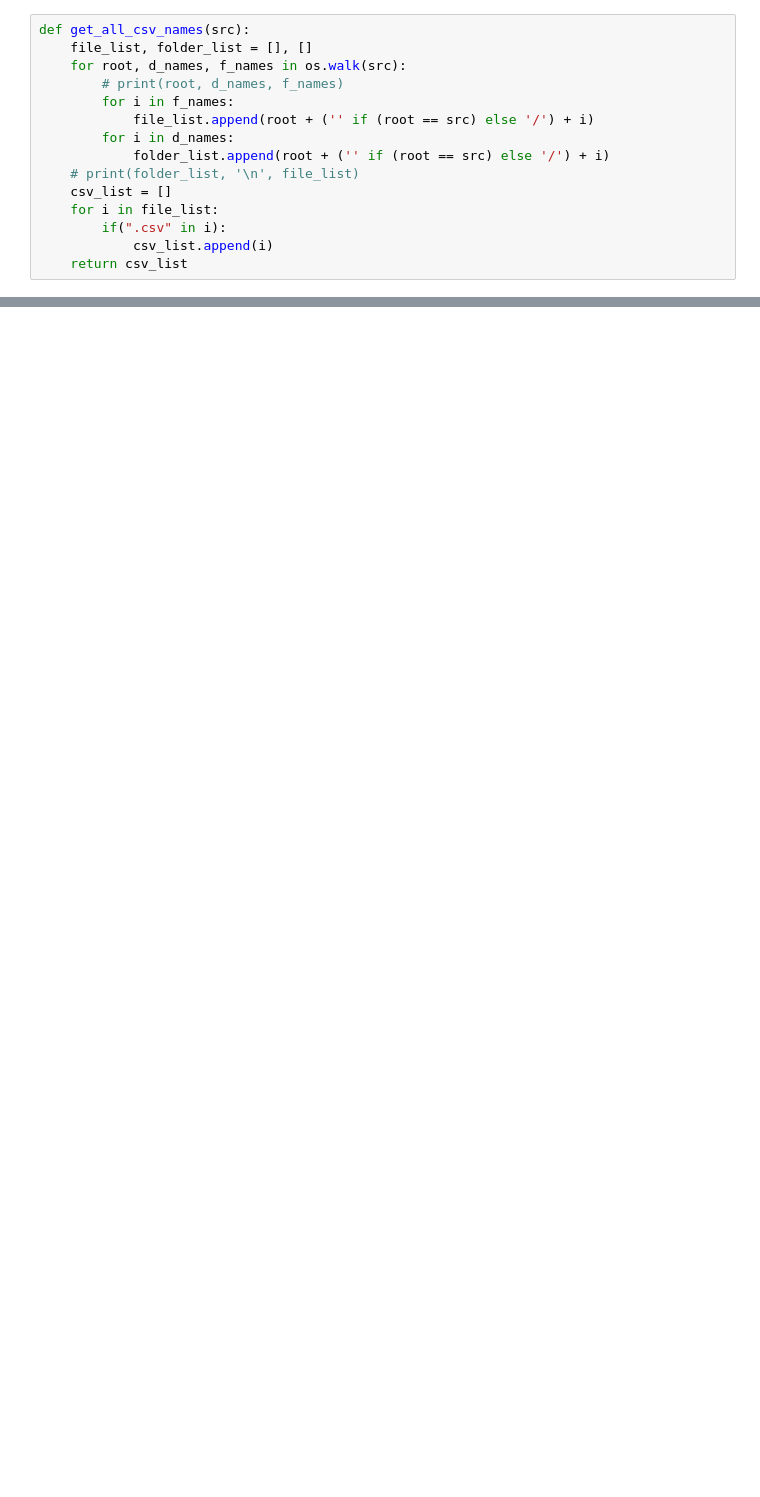
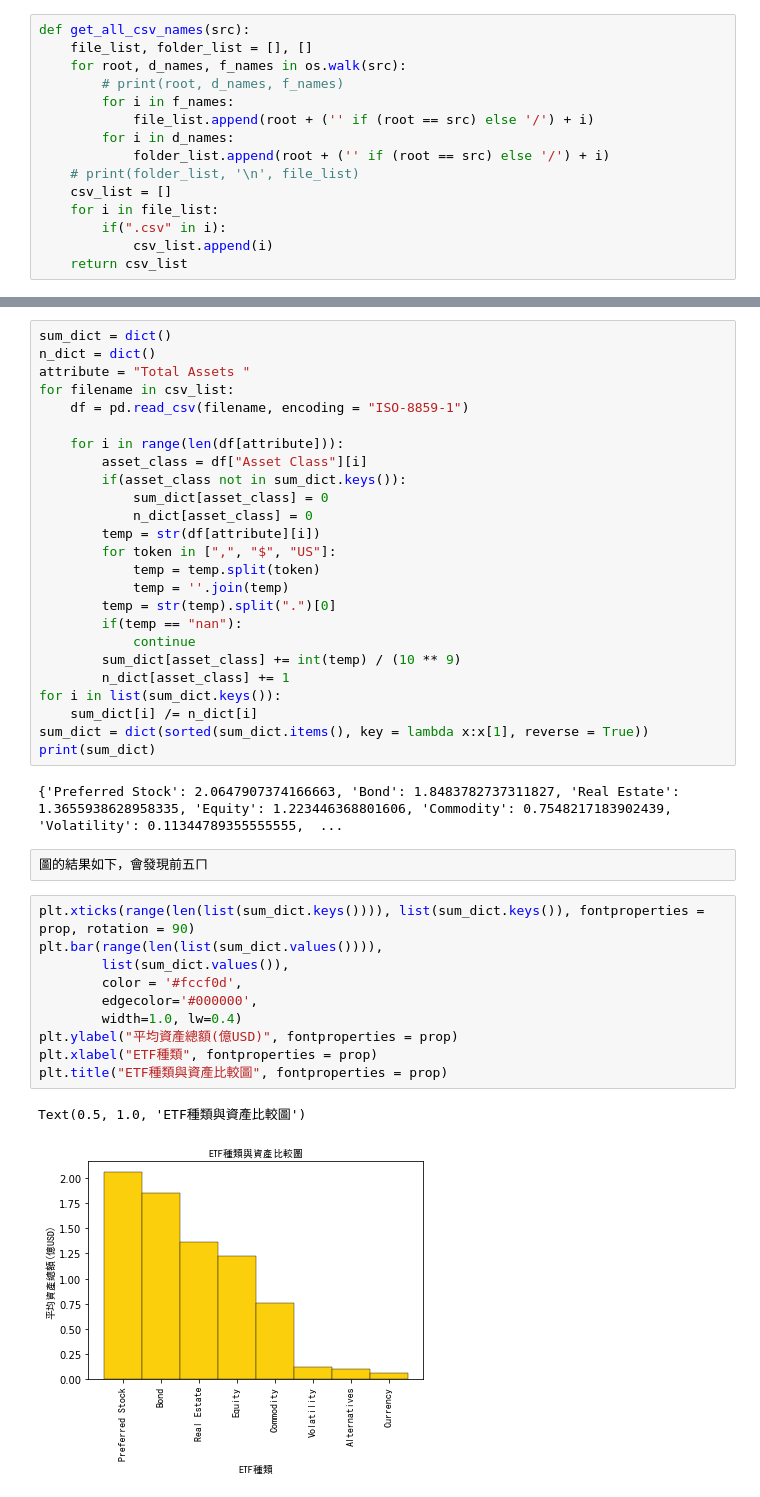
Before and after one commit to Nicetiesniceties/CSX_RPROJECT_SPRING2019, a Jupyter notebook: hw1/HW2, 3 Visualization, Insight, and Some Questions.ipynb, the cells around one changed output, grey strips where cells are left out. Saved outputs shown, nothing was run; the diff lists cells and outputs as text; blank space fills up the shorter version.

```diff
--- a/hw1/HW2, 3 Visualization, Insight, and Some Questions.ipynb
+++ b/hw1/HW2, 3 Visualization, Insight, and Some Questions.ipynb
@@ -76,0 +191,42 @@ print(sum_dict)
+# %%
+sum_dict = dict()
+n_dict = dict()
+attribute = "Total Assets "
+for filename in csv_list:
+    df = pd.read_csv(filename, encoding = "ISO-8859-1")
+
+    for i in range(len(df[attribute])):
+        asset_class = df["Asset Class"][i]
+        if(asset_class not in sum_dict.keys()):
+            sum_dict[asset_class] = 0
+            n_dict[asset_class] = 0
+        temp = str(df[attribute][i])
+        for token in [",", "$", "US"]:
+            temp = temp.split(token)
+            temp = ''.join(temp)
+        temp = str(temp).split(".")[0]
+        if(temp == "nan"):
+            continue
+        sum_dict[asset_class] += int(temp) / (10 ** 9)
+        n_dict[asset_class] += 1
+for i in list(sum_dict.keys()):
+    sum_dict[i] /= n_dict[i]
+sum_dict = dict(sorted(sum_dict.items(), key = lambda x:x[1], reverse = True))
+print(sum_dict)
+# %% [output]
+{'Preferred Stock': 2.0647907374166663, 'Bond': 1.8483782737311827, 'Real Estate': 1.3655938628958335, 'Equity': 1.223446368801606, 'Commodity': 0.7548217183902439, 'Volatility': 0.11344789355555555,  ...
+# %%
+圖的結果如下，會發現前五ㄇ
+# %%
+plt.xticks(range(len(list(sum_dict.keys()))), list(sum_dict.keys()), fontproperties = prop, rotation = 90)
+plt.bar(range(len(list(sum_dict.values()))),
+        list(sum_dict.values()),
+        color = '#fccf0d',
+        edgecolor='#000000',
+        width=1.0, lw=0.4)
+plt.ylabel("平均資產總額(億USD)", fontproperties = prop)
+plt.xlabel("ETF種類", fontproperties = prop)
+plt.title("ETF種類與資產比較圖", fontproperties = prop)
+# %% [output]
+Text(0.5, 1.0, 'ETF種類與資產比較圖')
+[figure, added]
```
Also changed, not shown: parts of 19 cells of this notebook, 1 other file.
